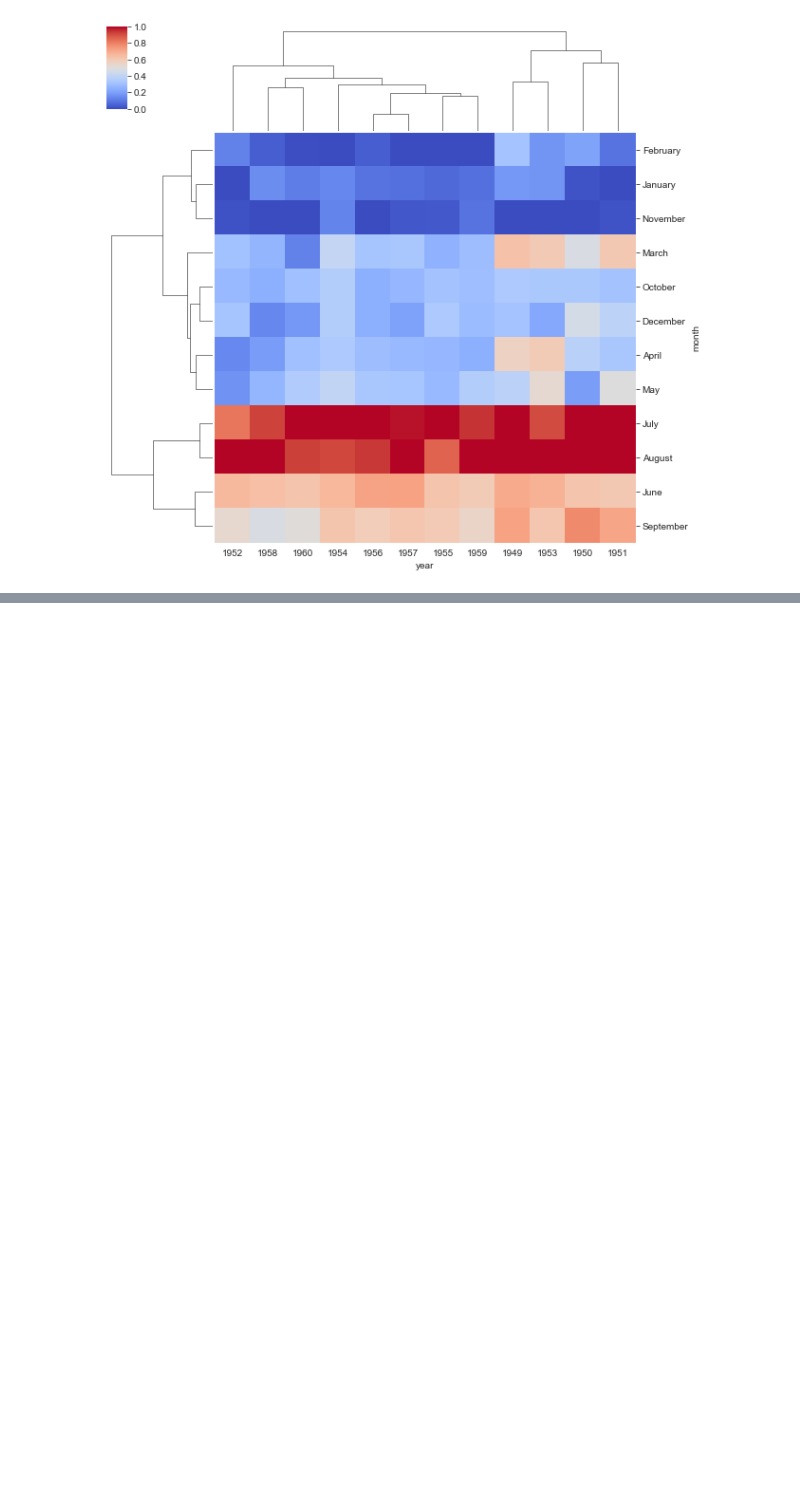
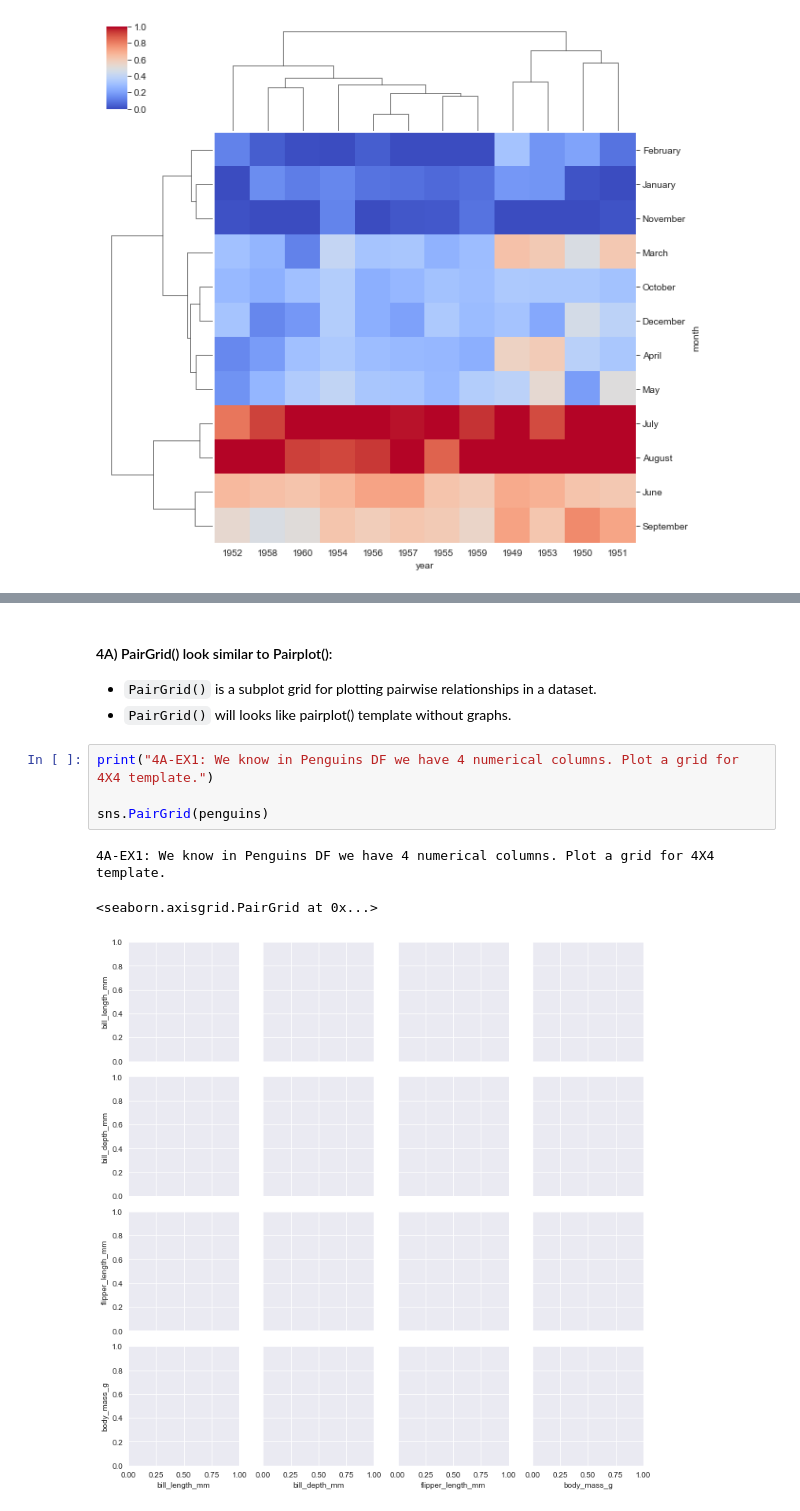
Before and after one commit to surendra-arivappagari/1.DataScience_MachineLearning_with_Python, a Jupyter notebook: 5.Seaborn/Seaborn_Data_Visualization.ipynb, the cells around one changed output, grey strips where cells are left out. Saved outputs shown, nothing was run; the diff lists cells and outputs as text; blank space fills up the shorter version.

```diff
--- a/5.Seaborn/Seaborn_Data_Visualization.ipynb
+++ b/5.Seaborn/Seaborn_Data_Visualization.ipynb
@@ -623,0 +645,12 @@ sns.clustermap(pivot_flights, cmap='coolwarm',standard_scale=1)
+# %% [markdown]
+#### 4A) PairGrid() look similar to Pairplot():
+- `PairGrid()` is a subplot grid for plotting pairwise relationships in a dataset.<br>
+- `PairGrid()` will looks like pairplot() template without graphs.
+# %%
+print("4A-EX1: We know in Penguins DF we have 4 numerical columns. Plot a grid for 4X4 template.")
+
+sns.PairGrid(penguins)
+# %% [output]
+4A-EX1: We know in Penguins DF we have 4 numerical columns. Plot a grid for 4X4 template.
+<seaborn.axisgrid.PairGrid at 0x...>
+[figure, added]
```
Also changed, not shown: parts of 9 cells of this notebook.
